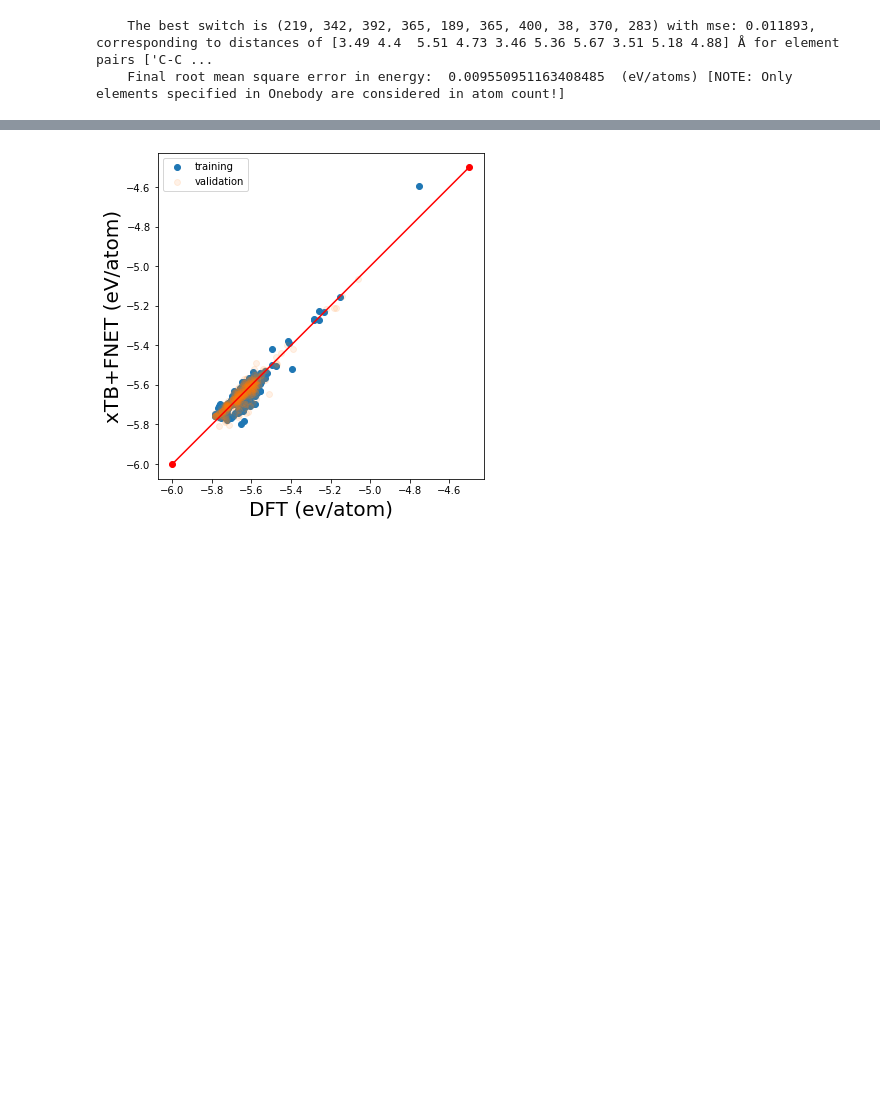
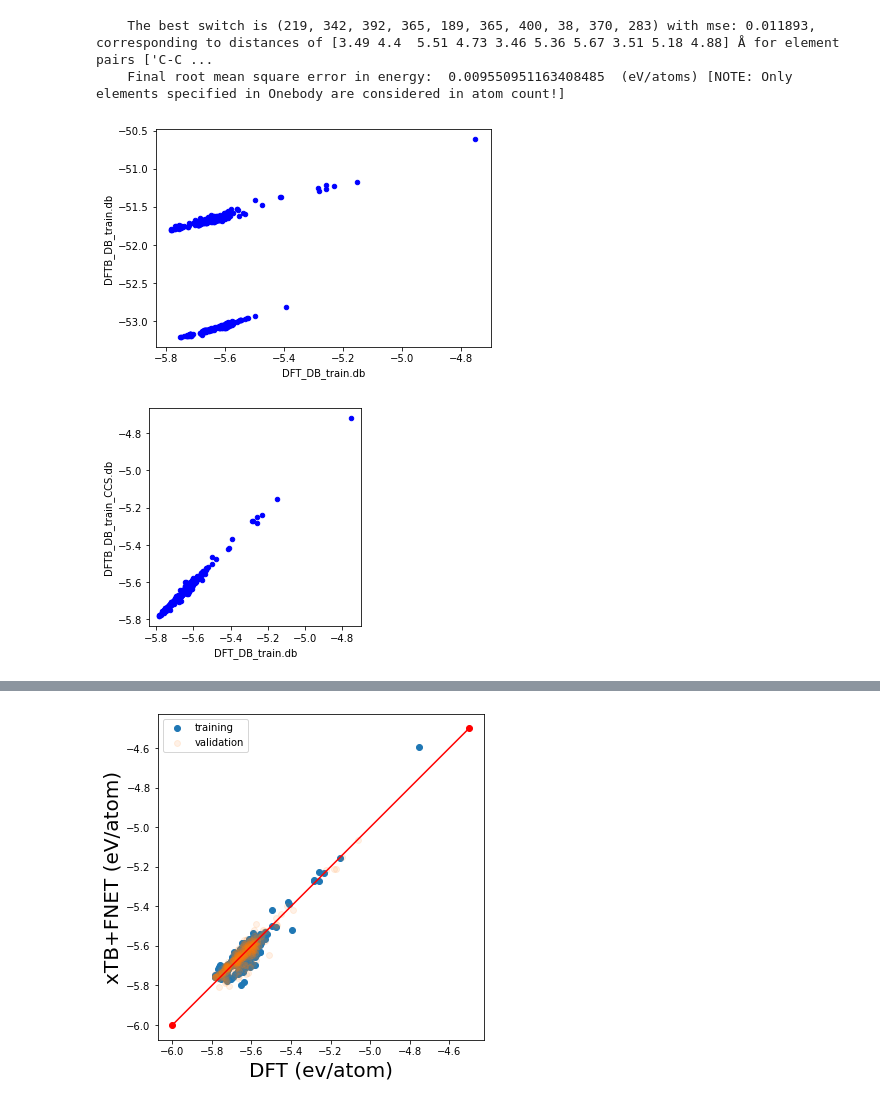
Before and after one commit to peterbmob/WP2pres, a Jupyter notebook: xTBCCSFNET.ipynb, the cells around one changed output, grey strips where cells are left out. Cells and saved outputs as stored; diff of their text form; code cells hidden in the pictures; blank space fills up the shorter version.

```diff
--- a/xTBCCSFNET.ipynb
+++ b/xTBCCSFNET.ipynb
@@ -937,18 +937,22 @@ for row in db_dft.select():
 # %%
 import pandas as pd
 Databases = ['DFT_DB_train.db', 'DFTB_DB_train.db', 'DFTB_DB_train_CCS.db']
 
 train=pd.DataFrame()
 for database in Databases:
   db=connect(database)
   Energy=[]
   for row in db.select():
       Energy.append(row.energy/len(row.toatoms()))
   train[database]=Energy
 
 
 train.plot.scatter(x=Databases[0],y=Databases[1], c='b')
-train.plot.scatter(x=Databases[0],y=Databases[2], ax=ax)
+train.plot.scatter(x=Databases[0],y=Databases[2],c ='b')
+plt.gca().set_aspect('equal')
+# %% [output]
+[figure, added]
+[figure, added]
 # %%
 #@title create FNET trainset from ase db
 from re import DEBUG
```
Also changed, not shown: parts of 8 cells of this notebook.
